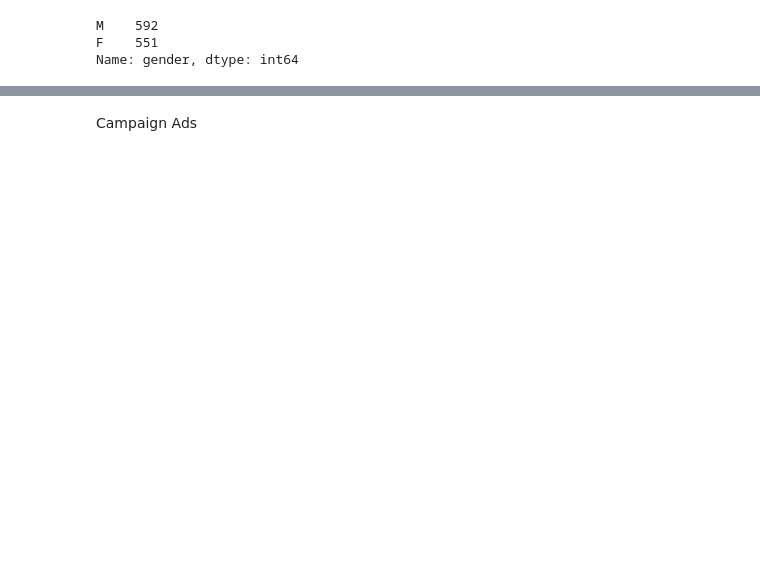
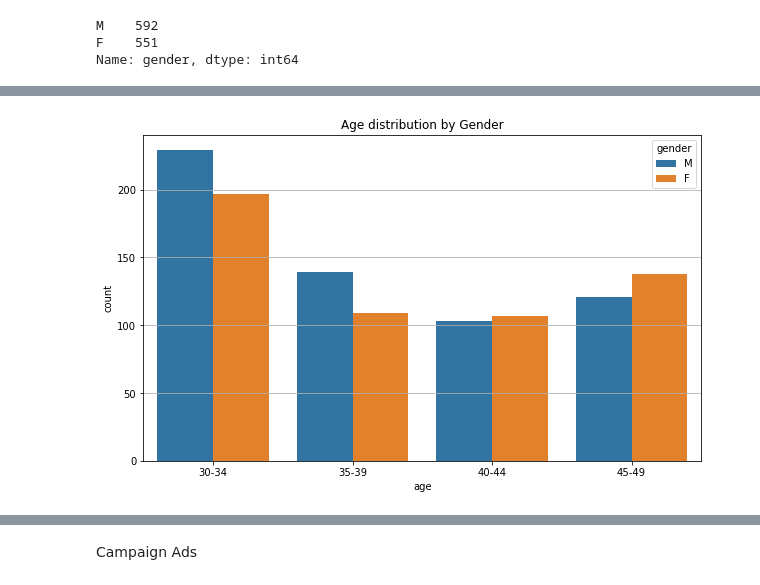
Before and after one commit to sthurstone/Return-Rate-Researchers---Project-I, a Jupyter notebook: KAG_Coversion_data_Analysis.ipynb, the cells around one changed output, grey strips where cells are left out. Cells and saved outputs as stored; diff of their text form; code cells hidden in the pictures; blank space fills up the shorter version.

```diff
--- a/KAG_Coversion_data_Analysis.ipynb
+++ b/KAG_Coversion_data_Analysis.ipynb
@@ -106,0 +116,8 @@ array([426, 259, 248, 210], dtype=int64)
+# %%
+fig=plt.figure(figsize=(10,6))
+sns.countplot(data=conversion_data, x='age', hue='gender')
+plt.title('Age distribution by Gender')
+plt.grid(axis='y')
+plt.savefig("age by gender.png")
+# %% [output]
+[figure, added]
```
Also changed, not shown: parts of 21 cells of this notebook, 9 other files.
